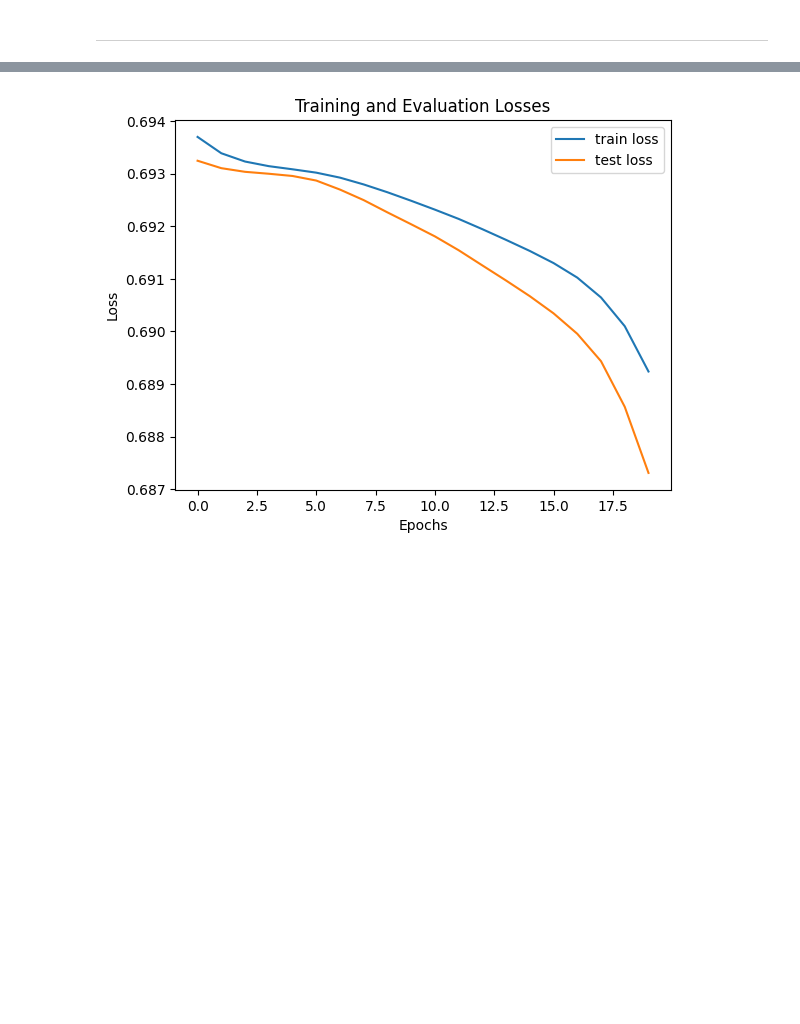
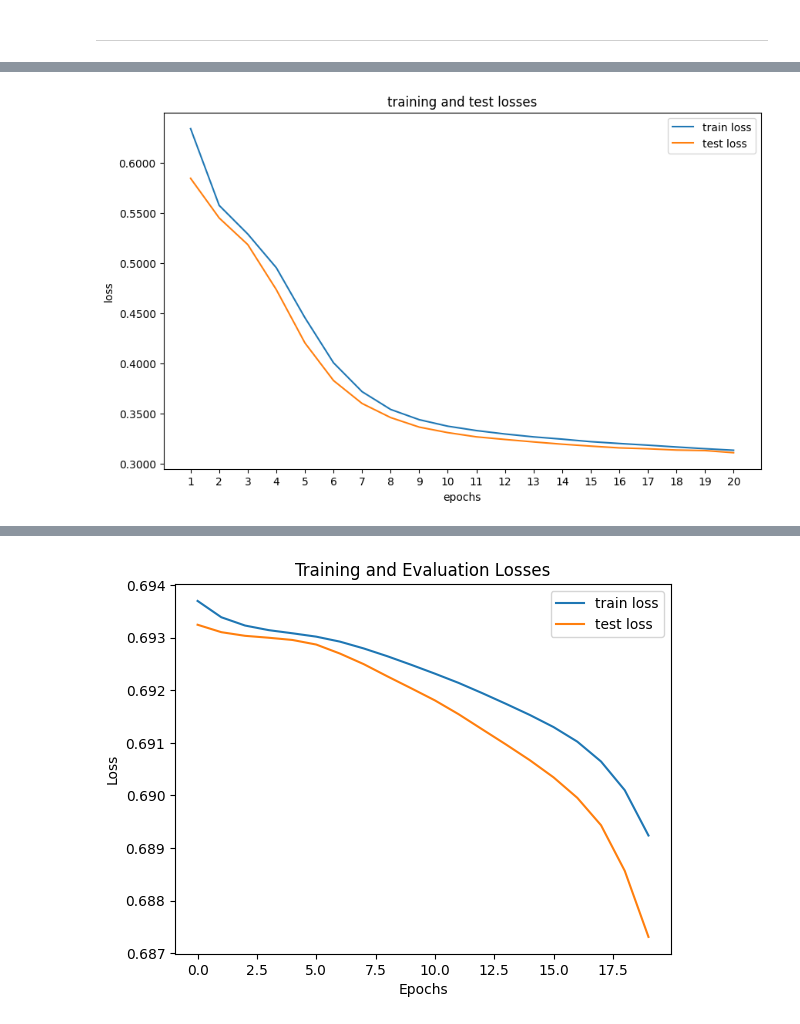
Before and after one commit to FutureGoose/OctaCycleCNN, a Jupyter notebook: exercises/w3/L07_model_capacity_and_parameters.ipynb, the cells around one changed output, grey strips where cells are left out. Saved outputs shown, nothing was run; the diff lists cells and outputs as text; code cells hidden in the pictures; blank space fills up the shorter version.

```diff
--- a/exercises/w3/L07_model_capacity_and_parameters.ipynb
+++ b/exercises/w3/L07_model_capacity_and_parameters.ipynb
@@ -410,0 +582,39 @@ test set: average loss: 0.6933, accuracy: 2448/3257 (75%)
+# %%
+# Large pyramid structure
+
+class Net(nn.Module):
+    def __init__(self, input_size):
+        super().__init__()
+        self.fc1 = nn.Linear(input_size, 1024)  # More neurons
+        self.fc2 = nn.Linear(1024, 512)          # More neurons
+        self.fc3 = nn.Linear(512, 256)           # More neurons
+        self.fc4 = nn.Linear(256, 128)           # More neurons
+        self.fc5 = nn.Linear(128, 1)             # Output layer
+        self.relu = nn.ReLU()
+        self.sigmoid = nn.Sigmoid()
+
+    def forward(self, x):
+        x = self.relu(self.fc1(x))
+        x = self.relu(self.fc2(x))
+        x = self.relu(self.fc3(x))
+        x = self.relu(self.fc4(x))
+        x = self.sigmoid(self.fc5(x))
+        return x
+
+
+# initialize trainer
+trainer = ModelTrainer(
+    input_size=len(training_set[0][0]),
+    device=device,
+    batch_size=16,
+    learning_rate=0.001,
+    verbose=False
+)
+
+# train model
+trained_model = trainer.train(
+    training_set=training_set,
+    test_set=test_set,
+    num_epochs=20
+)
+# %% [output]
@@ -410,0 +641 @@ test set: average loss: 0.6933, accuracy: 2448/3257 (75%)
+[figure, added]
```
Also changed, not shown: parts of 17 cells of this notebook.
